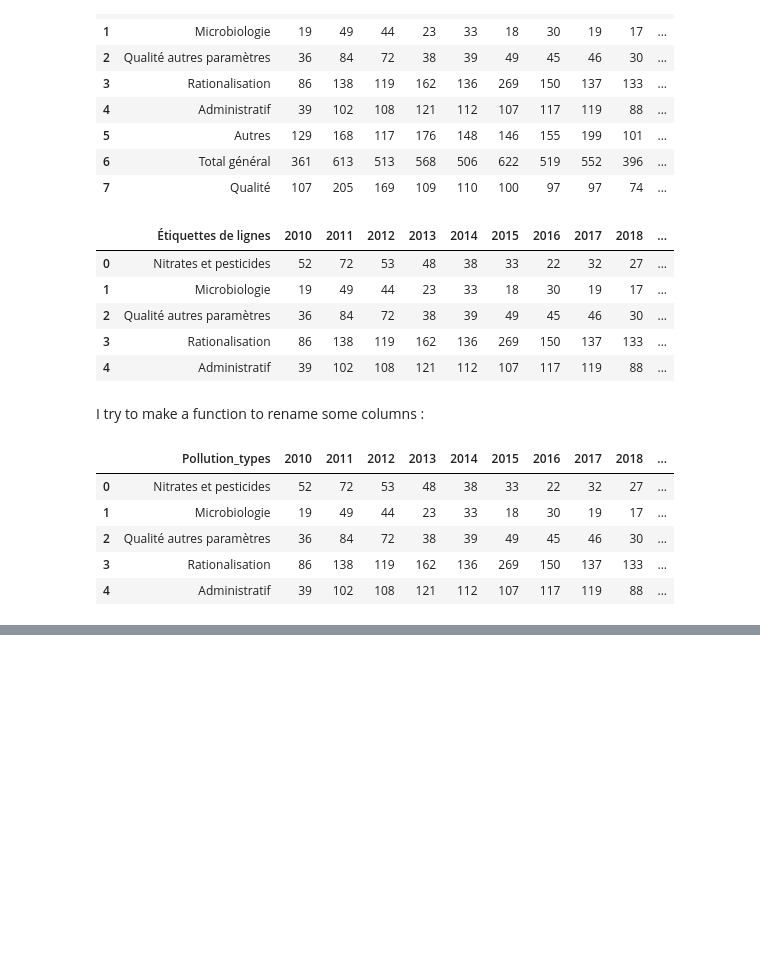
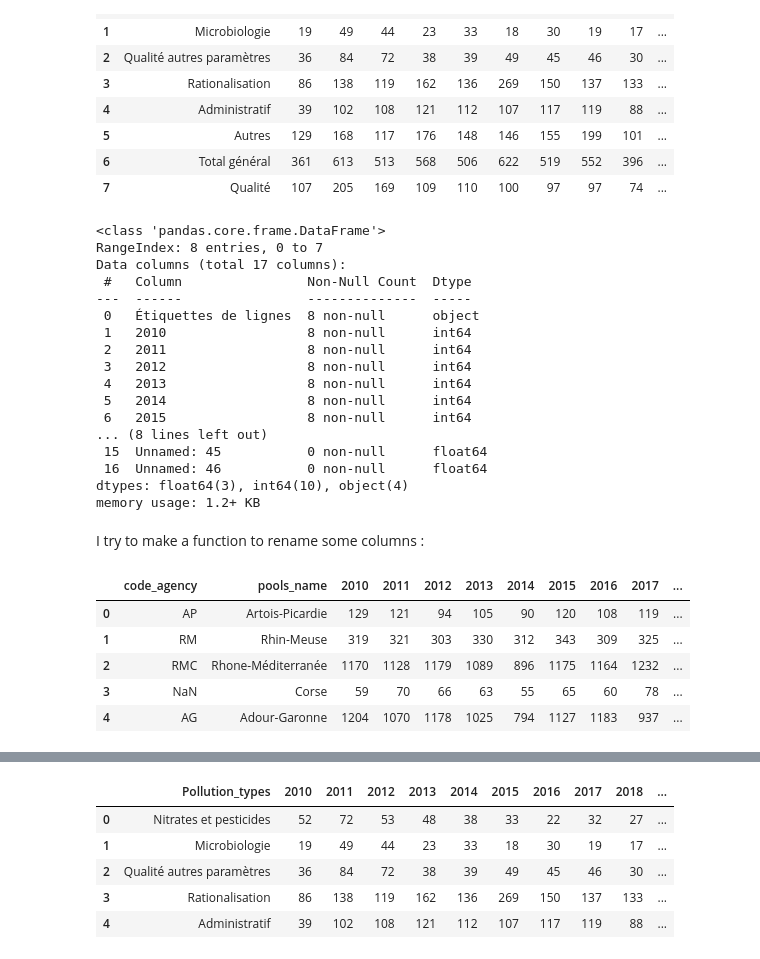
Before and after one commit to Claire540/Mid_project, a Jupyter notebook: notebooks/Project_Water_in_France.ipynb, the cells around one changed output, grey strips where cells are left out. Cells and saved outputs as stored; diff of their text form; code cells hidden in the pictures; blank space fills up the shorter version.

Commit message:
Final cleaning: renaming raws, deleting columns, adding a function to rename raws to the functions file

```diff
--- a/notebooks/Project_Water_in_France.ipynb
+++ b/notebooks/Project_Water_in_France.ipynb
@@ -186,16 +249,27 @@ data5
 | 6 | Total général | 361 | 613 | 513 | 568 | 506 | 622 | 519 | 552 | 396 | ... |
 | 7 | Qualité | 107 | 205 | 169 | 109 | 110 | 100 | 97 | 97 | 74 | ... |
 # %%
-columns_to_clean = ["2010","2011","2012","2013","2014","2015","2016","2017","2018","2019"]
-data5 = functions.clean_numerical_columns(data5, columns_to_clean)
-data5.head()
+#columns_to_clean = ["2010","2011","2012","2013","2014","2015","2016","2017","2018","2019"]
+#data5 = functions.clean_numerical_columns(data5, columns_to_clean)
+data5.info()
 # %% [output]
-|  | Étiquettes de lignes | 2010 | 2011 | 2012 | 2013 | 2014 | 2015 | 2016 | 2017 | 2018 | ... |
-| 0 | Nitrates et pesticides | 52 | 72 | 53 | 48 | 38 | 33 | 22 | 32 | 27 | ... |
-| 1 | Microbiologie | 19 | 49 | 44 | 23 | 33 | 18 | 30 | 19 | 17 | ... |
-| 2 | Qualité autres paramètres | 36 | 84 | 72 | 38 | 39 | 49 | 45 | 46 | 30 | ... |
-| 3 | Rationalisation | 86 | 138 | 119 | 162 | 136 | 269 | 150 | 137 | 133 | ... |
-| 4 | Administratif | 39 | 102 | 108 | 121 | 112 | 107 | 117 | 119 | 88 | ... |
+<class 'pandas.core.frame.DataFrame'>
+RangeIndex: 8 entries, 0 to 7
+Data columns (total 17 columns):
+ #   Column                Non-Null Count  Dtype
+---  ------                --------------  -----
+ 0   Étiquettes de lignes  8 non-null      object
+ 1   2010                  8 non-null      int64
+ 2   2011                  8 non-null      int64
+ 3   2012                  8 non-null      int64
+ 4   2013                  8 non-null      int64
+ 5   2014                  8 non-null      int64
+ 6   2015                  8 non-null      int64
+... (8 lines left out)
+ 15  Unnamed: 45           0 non-null      float64
+ 16  Unnamed: 46           0 non-null      float64
+dtypes: float64(3), int64(10), object(4)
+memory usage: 1.2+ KB
 # %% [markdown]
 I try to make a function to rename some columns :
 # %%
@@ -209,11 +283,12 @@ for df in [data1, data2, data3, data4, data5]:
     columns_to_drop = [col for col in df.columns if "Unnamed" in col ]
     df.drop(columns_to_drop, axis=1, inplace=True)
 # %%
-data5.head()
+for df in [data1, data2, data3, data4, data5]:
+    display(df.head())
 # %% [output]
-|  | Pollution_types | 2010 | 2011 | 2012 | 2013 | 2014 | 2015 | 2016 | 2017 | 2018 | ... |
-| 0 | Nitrates et pesticides | 52 | 72 | 53 | 48 | 38 | 33 | 22 | 32 | 27 | ... |
-| 1 | Microbiologie | 19 | 49 | 44 | 23 | 33 | 18 | 30 | 19 | 17 | ... |
-| 2 | Qualité autres paramètres | 36 | 84 | 72 | 38 | 39 | 49 | 45 | 46 | 30 | ... |
-| 3 | Rationalisation | 86 | 138 | 119 | 162 | 136 | 269 | 150 | 137 | 133 | ... |
-| 4 | Administratif | 39 | 102 | 108 | 121 | 112 | 107 | 117 | 119 | 88 | ... |
+|  | code_agency | pools_name | 2010 | 2011 | 2012 | 2013 | 2014 | 2015 | 2016 | 2017 | ... |
+| 0 | AP | Artois-Picardie | 129 | 121 | 94 | 105 | 90 | 120 | 108 | 119 | ... |
+| 1 | RM | Rhin-Meuse | 319 | 321 | 303 | 330 | 312 | 343 | 309 | 325 | ... |
+| 2 | RMC | Rhone-Méditerranée | 1170 | 1128 | 1179 | 1089 | 896 | 1175 | 1164 | 1232 | ... |
+| 3 | NaN | Corse | 59 | 70 | 66 | 63 | 55 | 65 | 60 | 78 | ... |
+| 4 | AG | Adour-Garonne | 1204 | 1070 | 1178 | 1025 | 794 | 1127 | 1183 | 937 | ... |
@@ -219,0 +313,6 @@ data5.head()
+|  | Pollution_types | 2010 | 2011 | 2012 | 2013 | 2014 | 2015 | 2016 | 2017 | 2018 | ... |
+| 0 | Nitrates et pesticides | 52 | 72 | 53 | 48 | 38 | 33 | 22 | 32 | 27 | ... |
+| 1 | Microbiologie | 19 | 49 | 44 | 23 | 33 | 18 | 30 | 19 | 17 | ... |
+| 2 | Qualité autres paramètres | 36 | 84 | 72 | 38 | 39 | 49 | 45 | 46 | 30 | ... |
+| 3 | Rationalisation | 86 | 138 | 119 | 162 | 136 | 269 | 150 | 137 | 133 | ... |
+| 4 | Administratif | 39 | 102 | 108 | 121 | 112 | 107 | 117 | 119 | 88 | ... |
```
Also changed, not shown: parts of 34 cells of this notebook.
